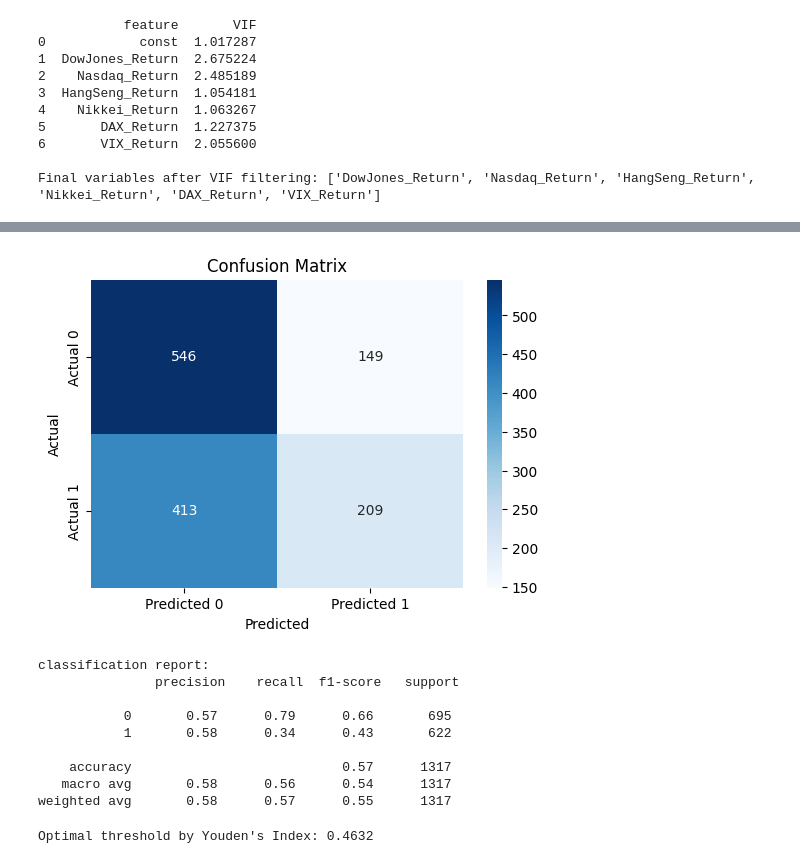
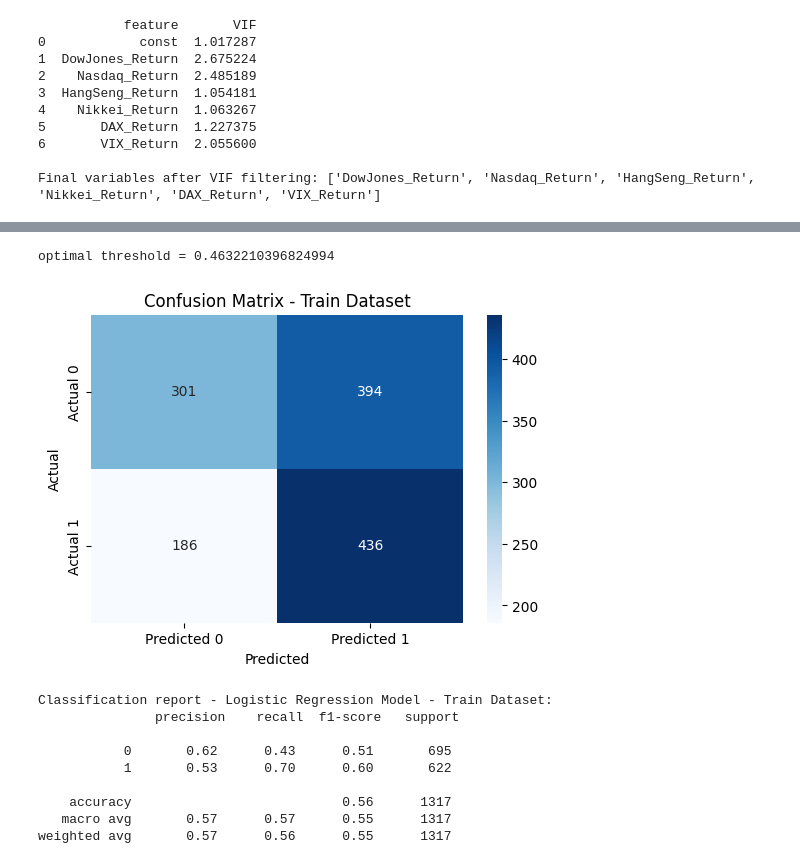
Before and after one commit to pablogrs/nifty_data, a Jupyter notebook: phase3.ipynb, the cells around one changed output, grey strips where cells are left out. Cells and saved outputs as stored; diff of their text form; code cells hidden in the pictures.

Commit message:
fix: refactor phase3 to include global methods

```diff
--- a/phase3.ipynb
+++ b/phase3.ipynb
@@ -27,3 +27,6 @@ from sklearn.metrics import roc_curve, auc, confusion_matrix, classification_rep
 
 import matplotlib.pyplot as plt # for plotting
 import seaborn as sns # for enhanced plotting
+
+# constants
+LR_MODEL_NAME = 'Logistic Regression Model'
@@ -30,3 +51,20 @@ import seaborn as sns # for enhanced plotting
+# %%
+# define a method to plot confusion matrix
+def plot_confusion_matrix(cm, cr, title='Confusion Matrix', model_name=''):
+    # Plot confusion matrix heatmap
+    plt.figure(figsize=(6, 4))
+    sns.heatmap(cm, annot=True, fmt='d', cmap='Blues',
+                xticklabels=['Predicted 0', 'Predicted 1'],
+                yticklabels=['Actual 0', 'Actual 1'])
+
+    plt.title(title)
+    plt.xlabel('Predicted')
+    plt.ylabel('Actual')
+    plt.show()
+
+    # Use model_name in the print statement
+    dataset_type = "Train Dataset" if "Train" in title else "Test Dataset"
+    print(f"Classification report - {model_name} - {dataset_type}:\n", cr)
 # %%
 df = pd.read_csv('markets_with_returns.csv')
 
@@ -169,46 +196,28 @@ AUC: 0.59
 # %%
 # 7 - Get specificity, sensitivity and proceed if we are happy with how are these leveled
 
+# Use the optimal threshold found from roc_curve model
+optimal_threshold = thresholds[np.argmax(tpr - fpr)]
+print(f"optimal threshold = {optimal_threshold}")
 # Confusion Matrix and Classification Report
-y_pred = model_sig.predict(X_train_sig.astype(int)) >= 0.5
+y_pred = model_sig.predict(X_train_sig.astype(int)) >= optimal_threshold
+
 cm = confusion_matrix(y_train, y_pred)
 cr = classification_report(y_train, y_pred)
 
-# Plot confusion matrix heatmap
-plt.figure(figsize=(6, 4))
-sns.heatmap(cm, annot=True, fmt='d', cmap='Blues',
-            xticklabels=['Predicted 0', 'Predicted 1'],
-            yticklabels=['Actual 0', 'Actual 1'])
-
-plt.title('Confusion Matrix')
-plt.xlabel('Predicted')
-plt.ylabel('Actual')
-plt.show()
-
-print("classification report:\n", cr)
+plot_confusion_matrix(cm, cr, title='Confusion Matrix - Train Dataset', model_name=LR_MODEL_NAME)
 # %% [output]
+optimal threshold = 0.4632210396824994
-[figure, old version]
+[figure, new version]
-classification report:
-               precision    recall  f1-score   support
-
-           0       0.57      0.79      0.66       695
-           1       0.58      0.34      0.43       622
-
-    accuracy                           0.57      1317
-   macro avg       0.58      0.56      0.54      1317
-weighted avg       0.58      0.57      0.55      1317
+Classification report - Logistic Regression Model - Train Dataset:
+               precision    recall  f1-score   support
+
+           0       0.62      0.43      0.51       695
+           1       0.53      0.70      0.60       622
+
+    accuracy                           0.56      1317
+   macro avg       0.57      0.57      0.55      1317
+weighted avg       0.57      0.56      0.55      1317
-# %%
-# Overall accuracy is very low, looking for a better threshold based on ROC curve
-# Method 1: Youden's Index (maximizes TPR - FPR)
-
-youden_index = tpr - fpr
-optimal_idx = np.argmax(youden_index)
-optimal_threshold_youden = thresholds[optimal_idx]
-print(f"Optimal threshold by Youden's Index: {optimal_threshold_youden:.4f}")
-
-# Youden index is 0.4632, but testing manually 0.4753 seems to be the one that levels specificity and sensitivity better.
-# %% [output]
-Optimal threshold by Youden's Index: 0.4632
 # %%
 # getting new classification report with new threshold on train data
 
```
Also changed, not shown: parts of 7 cells of this notebook, 2 other files.
